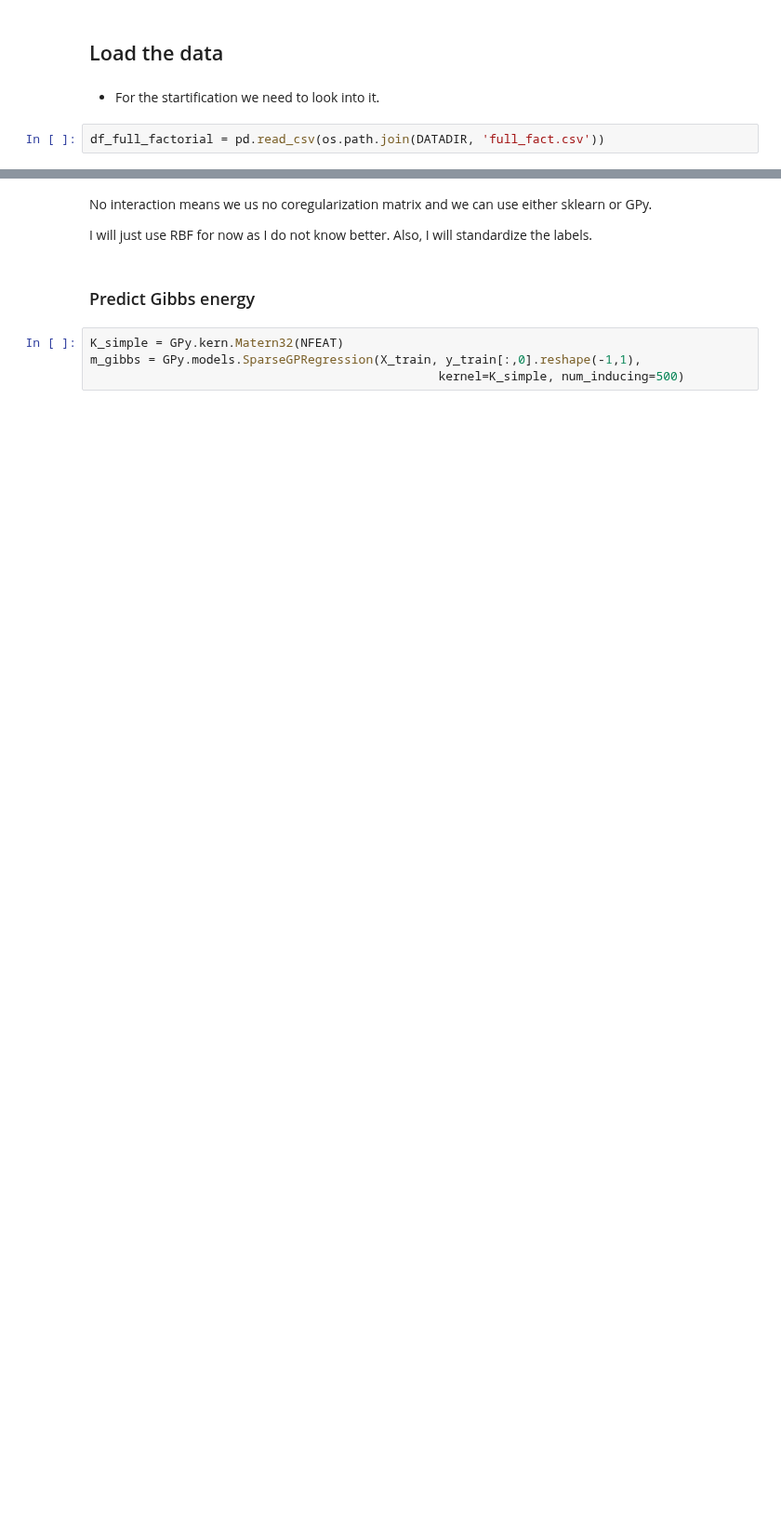
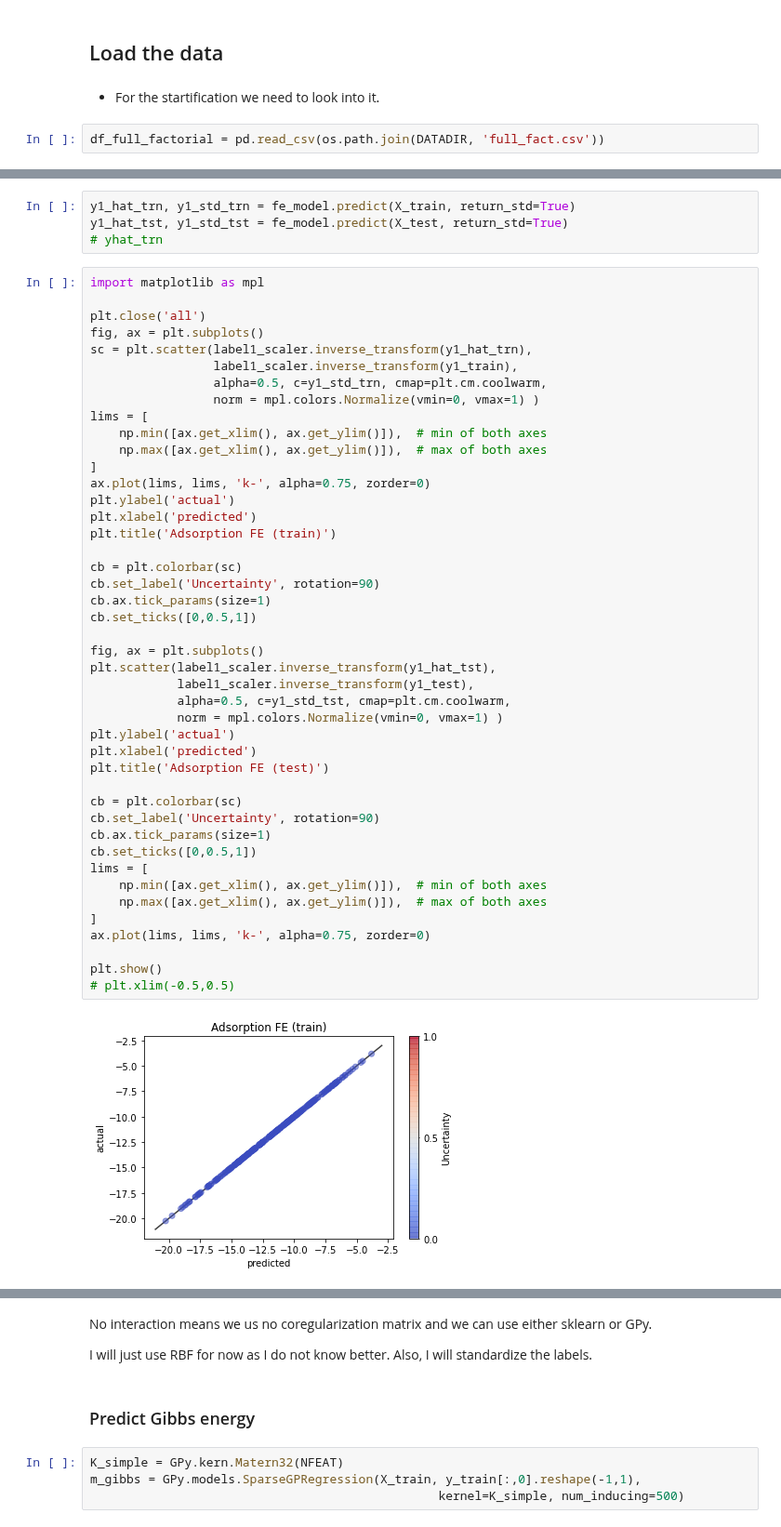
Before and after one commit to byooooo/dispersant_screening_PAL, a Jupyter notebook: notebooks/gp.ipynb, the cells around one changed output, grey strips where cells are left out. Shown at 93% size. Drawn from its saved outputs; the diff is of its cells as text; blank space fills up the shorter version.

```diff
--- a/notebooks/gp.ipynb
+++ b/notebooks/gp.ipynb
@@ -66,0 +342,50 @@ plt.hist(y_train[:,1])
+# %%
+y1_hat_trn, y1_std_trn = fe_model.predict(X_train, return_std=True)
+y1_hat_tst, y1_std_tst = fe_model.predict(X_test, return_std=True)
+# yhat_trn
+# %%
+import matplotlib as mpl
+
+plt.close('all')
+fig, ax = plt.subplots()
+sc = plt.scatter(label1_scaler.inverse_transform(y1_hat_trn),
+                 label1_scaler.inverse_transform(y1_train),
+                 alpha=0.5, c=y1_std_trn, cmap=plt.cm.coolwarm,
+                 norm = mpl.colors.Normalize(vmin=0, vmax=1) )
+lims = [
+    np.min([ax.get_xlim(), ax.get_ylim()]),  # min of both axes
+    np.max([ax.get_xlim(), ax.get_ylim()]),  # max of both axes
+]
+ax.plot(lims, lims, 'k-', alpha=0.75, zorder=0)
+plt.ylabel('actual')
+plt.xlabel('predicted')
+plt.title('Adsorption FE (train)')
+
+cb = plt.colorbar(sc)
+cb.set_label('Uncertainty', rotation=90)
+cb.ax.tick_params(size=1)
+cb.set_ticks([0,0.5,1])
+
+fig, ax = plt.subplots()
+plt.scatter(label1_scaler.inverse_transform(y1_hat_tst),
+            label1_scaler.inverse_transform(y1_test),
+            alpha=0.5, c=y1_std_tst, cmap=plt.cm.coolwarm,
+            norm = mpl.colors.Normalize(vmin=0, vmax=1) )
+plt.ylabel('actual')
+plt.xlabel('predicted')
+plt.title('Adsorption FE (test)')
+
+cb = plt.colorbar(sc)
+cb.set_label('Uncertainty', rotation=90)
+cb.ax.tick_params(size=1)
+cb.set_ticks([0,0.5,1])
+lims = [
+    np.min([ax.get_xlim(), ax.get_ylim()]),  # min of both axes
+    np.max([ax.get_xlim(), ax.get_ylim()]),  # max of both axes
+]
+ax.plot(lims, lims, 'k-', alpha=0.75, zorder=0)
+
+plt.show()
+# plt.xlim(-0.5,0.5)
+# %% [output]
+[figure, added]
```
Also changed, not shown: parts of 44 cells of this notebook.
